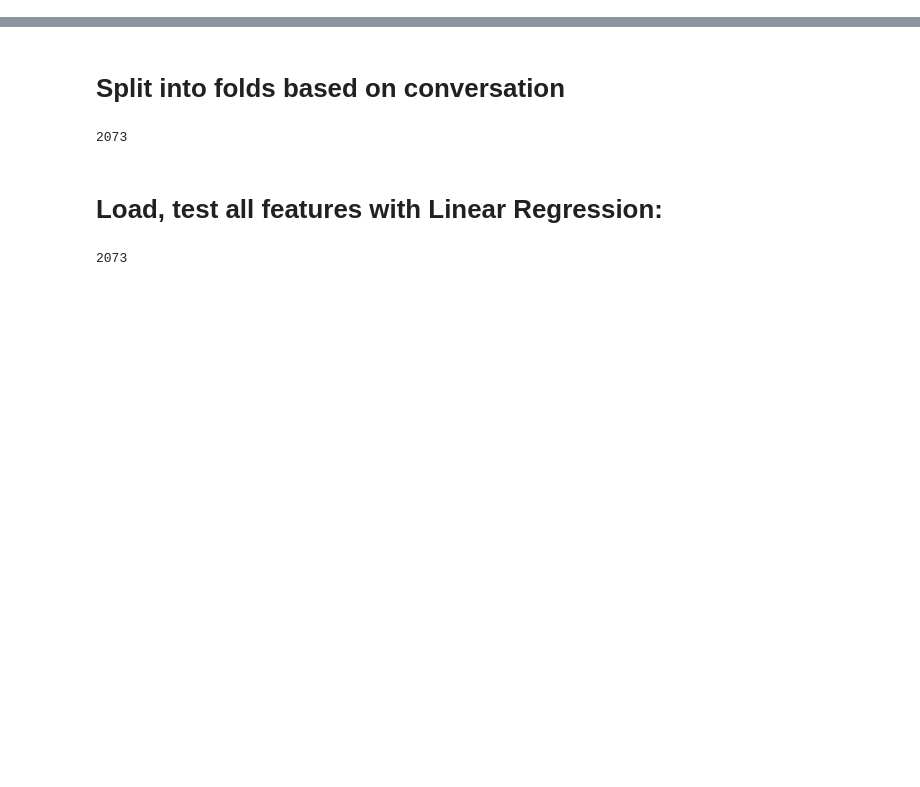
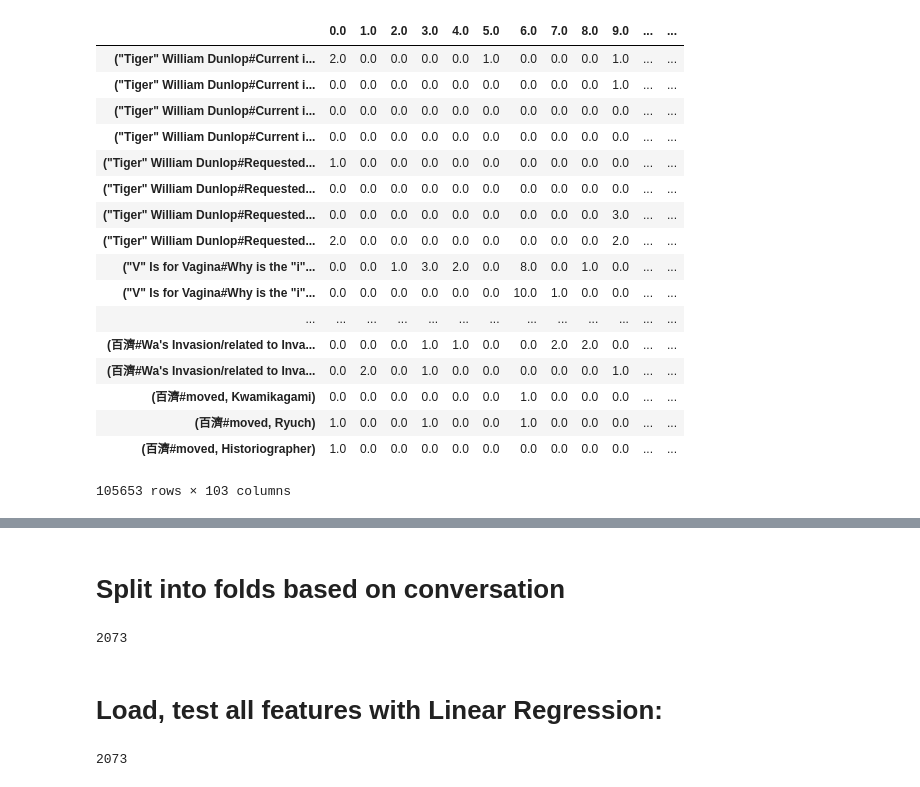
Before and after one commit to michaelmilleryoder/wikipedia-research-ipynb, a Jupyter notebook: revert_discussions_features.ipynb, the cells around one changed output, grey strips where cells are left out. Drawn from its saved outputs; the diff is of its cells as text; code cells hidden in the pictures; blank space fills up the shorter version.

```diff
--- a/revert_discussions_features.ipynb
+++ b/revert_discussions_features.ipynb
@@ -19,0 +200,22 @@ kappa_scorer = make_scorer(cohen_kappa_score)
+# %%
+thread_user_topics.fillna(0.0, inplace=True)
+thread_user_topics
+# %% [output]
+|  | 0.0 | 1.0 | 2.0 | 3.0 | 4.0 | 5.0 | 6.0 | 7.0 | 8.0 | 9.0 | ... | ... |
+| ("Tiger" William Dunlop#Current i... | 2.0 | 0.0 | 0.0 | 0.0 | 0.0 | 1.0 | 0.0 | 0.0 | 0.0 | 1.0 | ... | ... |
+| ("Tiger" William Dunlop#Current i... | 0.0 | 0.0 | 0.0 | 0.0 | 0.0 | 0.0 | 0.0 | 0.0 | 0.0 | 1.0 | ... | ... |
+| ("Tiger" William Dunlop#Current i... | 0.0 | 0.0 | 0.0 | 0.0 | 0.0 | 0.0 | 0.0 | 0.0 | 0.0 | 0.0 | ... | ... |
+| ("Tiger" William Dunlop#Current i... | 0.0 | 0.0 | 0.0 | 0.0 | 0.0 | 0.0 | 0.0 | 0.0 | 0.0 | 0.0 | ... | ... |
+| ("Tiger" William Dunlop#Requested... | 1.0 | 0.0 | 0.0 | 0.0 | 0.0 | 0.0 | 0.0 | 0.0 | 0.0 | 0.0 | ... | ... |
+| ("Tiger" William Dunlop#Requested... | 0.0 | 0.0 | 0.0 | 0.0 | 0.0 | 0.0 | 0.0 | 0.0 | 0.0 | 0.0 | ... | ... |
+| ("Tiger" William Dunlop#Requested... | 0.0 | 0.0 | 0.0 | 0.0 | 0.0 | 0.0 | 0.0 | 0.0 | 0.0 | 3.0 | ... | ... |
+| ("Tiger" William Dunlop#Requested... | 2.0 | 0.0 | 0.0 | 0.0 | 0.0 | 0.0 | 0.0 | 0.0 | 0.0 | 2.0 | ... | ... |
+| ("V" Is for Vagina#Why is the "i"... | 0.0 | 0.0 | 1.0 | 3.0 | 2.0 | 0.0 | 8.0 | 0.0 | 1.0 | 0.0 | ... | ... |
+| ("V" Is for Vagina#Why is the "i"... | 0.0 | 0.0 | 0.0 | 0.0 | 0.0 | 0.0 | 10.0 | 1.0 | 0.0 | 0.0 | ... | ... |
+| ... | ... | ... | ... | ... | ... | ... | ... | ... | ... | ... | ... | ... |
+| (百濟#Wa's Invasion/related to Inva... | 0.0 | 0.0 | 0.0 | 1.0 | 1.0 | 0.0 | 0.0 | 2.0 | 2.0 | 0.0 | ... | ... |
+| (百濟#Wa's Invasion/related to Inva... | 0.0 | 2.0 | 0.0 | 1.0 | 0.0 | 0.0 | 0.0 | 0.0 | 0.0 | 1.0 | ... | ... |
+| (百濟#moved, Kwamikagami) | 0.0 | 0.0 | 0.0 | 0.0 | 0.0 | 0.0 | 1.0 | 0.0 | 0.0 | 0.0 | ... | ... |
+| (百濟#moved, Ryuch) | 1.0 | 0.0 | 0.0 | 1.0 | 0.0 | 0.0 | 1.0 | 0.0 | 0.0 | 0.0 | ... | ... |
+| (百濟#moved, Historiographer) | 1.0 | 0.0 | 0.0 | 0.0 | 0.0 | 0.0 | 0.0 | 0.0 | 0.0 | 0.0 | ... | ... |
+105653 rows × 103 columns
```
Also changed, not shown: parts of 39 cells of this notebook, 10 other files.
